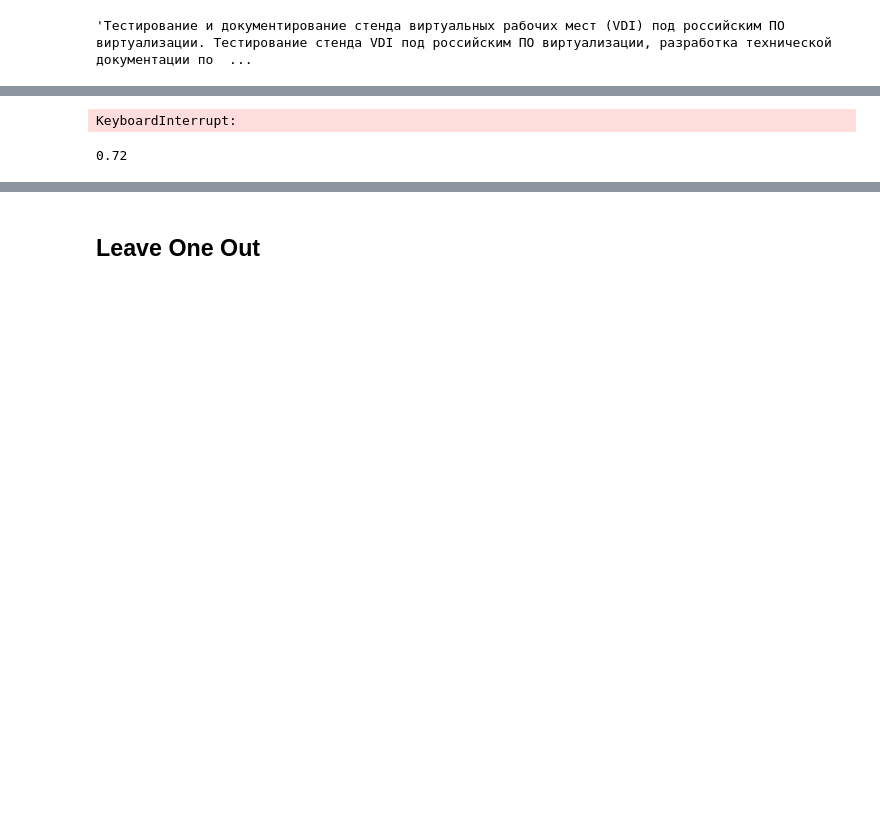
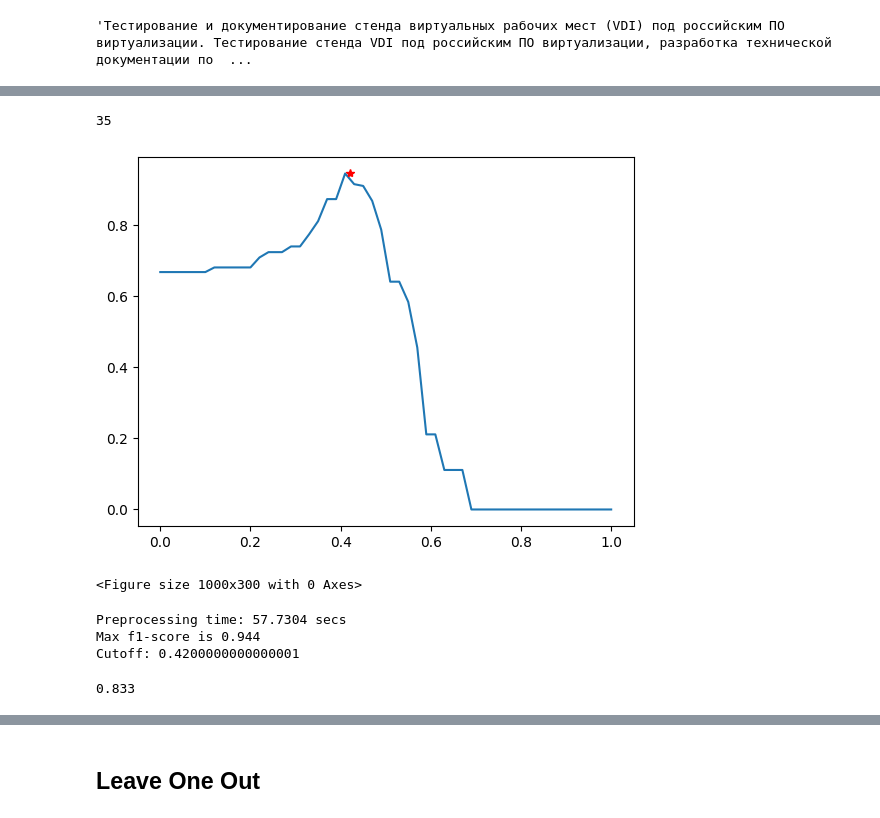
Before and after one commit to Andrexus23/Diploma-NLP, a Jupyter notebook: Notebooks/CodeTransformer_update_sentences_comparing.ipynb, the cells around one changed output, grey strips where cells are left out. Drawn from its saved outputs; the diff is of its cells as text; code cells hidden in the pictures; blank space fills up the shorter version.

Commit message:
found new cool model

```diff
--- a/Notebooks/CodeTransformer_update_sentences_comparing.ipynb
+++ b/Notebooks/CodeTransformer_update_sentences_comparing.ipynb
@@ -110,3 +110,6 @@ unmatch_df_path = './data/unmatch.json'
+# %%
+match_df_path = '/content/drive/MyDrive/4th_coursre/Диплом/Colab/colab-notebooks/match-1.json'
+unmatch_df_path = '/content/drive/MyDrive/4th_coursre/Диплом/Colab/colab-notebooks/unmatch-1.json'
 # %%
 match_df = pd.read_json(match_df_path)
 unmatch_df = pd.read_json(unmatch_df_path)
@@ -176,7 +179,7 @@ def get_train_test_dfs_for_f1(df_match, df_unmatch):
     df_test_f1 = pd.concat([pd.DataFrame(df_match[len(df_match) // 2 : ]), pd.DataFrame(df_unmatch[len(df_unmatch) // 2 : ])], axis=0)
     return (df_train_f1, df_test_f1)
 # %%
-def compare_sentences_from_texts(text_1, text_2, top_num=5, count_of_comparings=3):
+def compare_sentences_from_texts(text_1, text_2, top_num=5, count_of_comparings=3, model=model_):
     sentences_rp = sent_preprocess(text_1)
     sentences_proj = sent_preprocess(text_2)
 
@@ -190,10 +193,10 @@ def compare_sentences_from_texts(text_1, text_2, top_num=5, count_of_comparings=
         sentences_rp = sentences_rp[:count_of_comparings]
 
     for sentence_proj in sentences_proj:
-        sentences_proj_embeddings += [rubert.encode(sentence_proj[1], convert_to_tensor=True)]
+        sentences_proj_embeddings += [model.encode(sentence_proj[1], convert_to_tensor=True)]
 
     for sentence_rp in sentences_rp:
-        sentence_rp_embedding = rubert.encode(sentence_rp[1], convert_to_tensor=True)
+        sentence_rp_embedding = model.encode(sentence_rp[1], convert_to_tensor=True)
         sim = []
         print(f'RP sentence: {sentence_rp[0]}')
         for i in range(len(sentences_proj_embeddings)):
@@ -301,7 +284,7 @@ def get_shuffled_dataframe(df_match, df_unmatch, need_shuffle=True):
     res = res.reset_index().drop(labels='index', axis=1)
     return res
 # %%
-def maximize_f1_score(texts_rp, texts_proj, df_f1):
+def maximize_f1_score(texts_rp, texts_proj, df_f1, model):
     threshold = 0
     thresholds = []
     max_ = 0
@@ -314,7 +297,7 @@ def maximize_f1_score(texts_rp, texts_proj, df_f1):
     for i in range(len(texts_rp)):
       # print(texts_rp[i])
       # print(texts_proj[i])
-      sim += [compare_sentences_from_texts(texts_rp[i], texts_proj[i])]
+      sim += [compare_sentences_from_texts(texts_rp[i], texts_proj[i], model)]
 
     for i in steps:
         threshold = calc_f1_score(sim, df_f1, h)
@@ -360,19 +323,27 @@ texts_proj_2 = df_test_f1['text_proj'].reset_index().drop(labels='index', axis=1
+# %%
+len(df_match)
+# %% [output]
+35
 # %%
 # df_train_f1
 import time
 # %%
 start = time.perf_counter()
-steps, thresholds, max_, step_max_ = maximize_f1_score(texts_rp, texts_proj, df_train_f1)
+steps, thresholds, max_, step_max_ = maximize_f1_score(texts_rp, texts_proj, df_train_f1, model_)
 plt.plot(steps, thresholds)
 plt.plot(step_max_, max_, 'r*')
 plt.figure(figsize=(10,3))
 plt.show()
 end = time.perf_counter()
 
 print(f'Preprocessing time: {end - start:0.4f} secs')
 print(f'Max f1-score is {max_}\nCutoff: {step_max_}')
 # %% [output]
+[figure, added]
-KeyboardInterrupt:
+<Figure size 1000x300 with 0 Axes>
+Preprocessing time: 57.7304 secs
+Max f1-score is 0.944
+Cutoff: 0.4200000000000001
 # %%
 def calc_f1_score(sim, df, match_threshold):
     (TP, FP, FN, TN) = get_states(sim, df, match_threshold)
@@ -387,4 +358,4 @@ for i in range(len(texts_rp_2)):
 # %%
-calc_f1_score(sim, df_test_f1, 0.48)
+calc_f1_score(sim, df_test_f1, 0.42)
 # %% [output]
-0.72
+0.833
```
Also changed, not shown: parts of 24 cells of this notebook.
